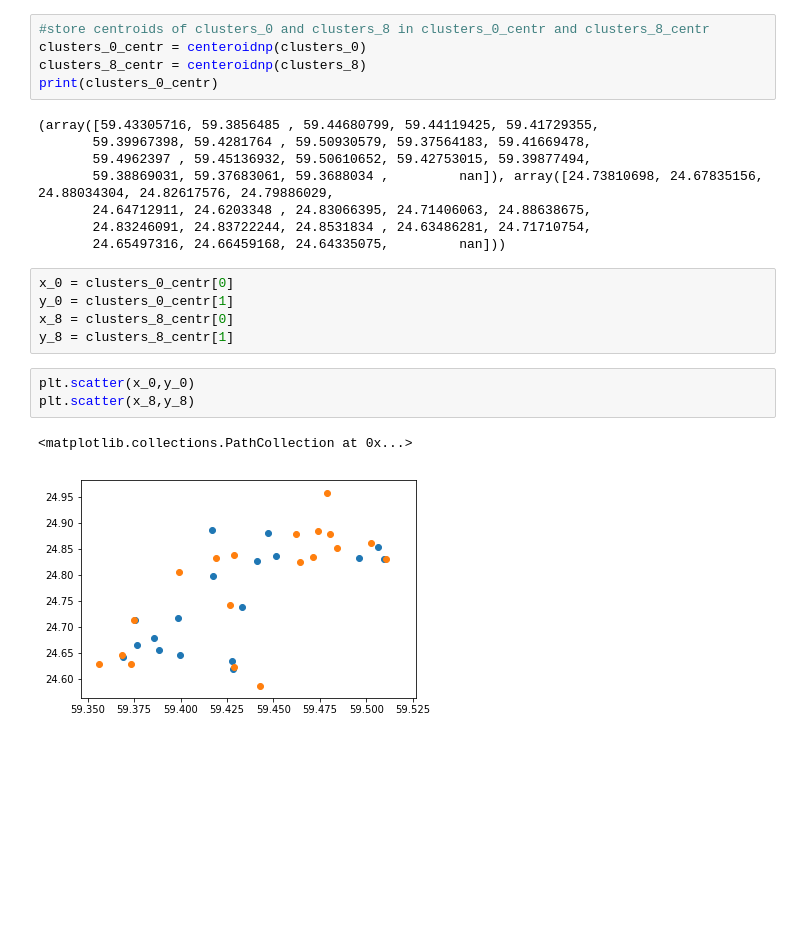
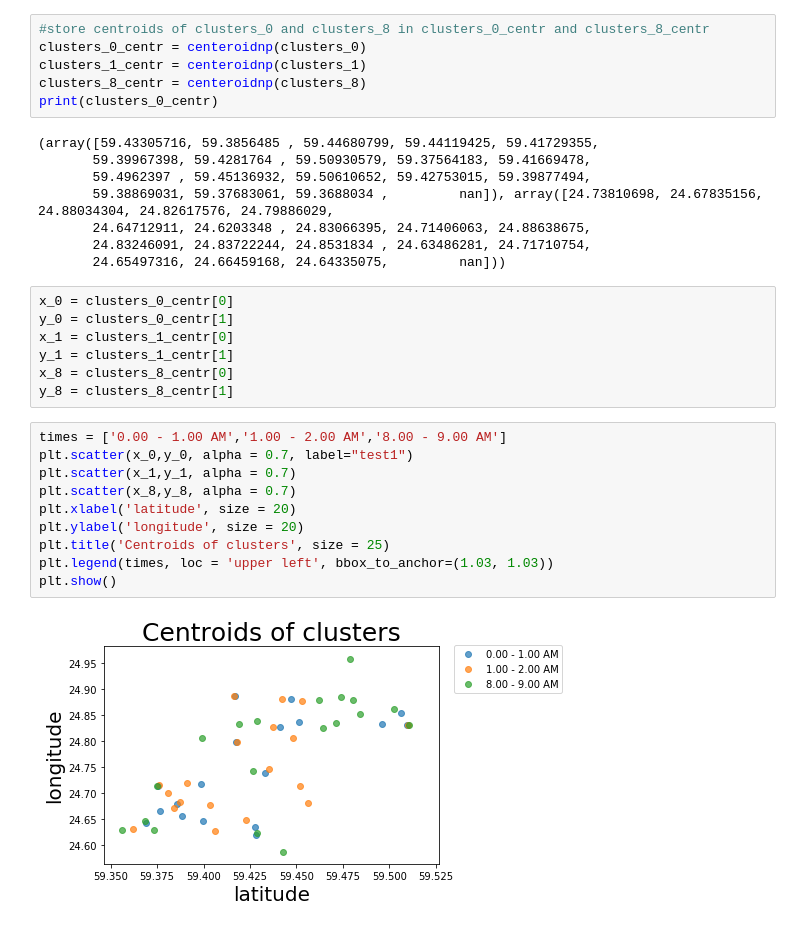
Before and after one commit to Vogelmama/taxify, a Jupyter notebook: hotspot_clustering_start.ipynb, the cells around one changed output. Saved outputs shown, nothing was run; the diff lists cells and outputs as text; blank space fills up the shorter version.

```diff
--- a/hotspot_clustering_start.ipynb
+++ b/hotspot_clustering_start.ipynb
@@ -125,6 +125,7 @@ centeroidnp = np.vectorize(centeroidnp)
 # %%
 #store centroids of clusters_0 and clusters_8 in clusters_0_centr and clusters_8_centr
 clusters_0_centr = centeroidnp(clusters_0)
+clusters_1_centr = centeroidnp(clusters_1)
 clusters_8_centr = centeroidnp(clusters_8)
 print(clusters_0_centr)
 # %% [output]
@@ -138,11 +139,19 @@ print(clusters_0_centr)
 # %%
 x_0 = clusters_0_centr[0]
 y_0 = clusters_0_centr[1]
+x_1 = clusters_1_centr[0]
+y_1 = clusters_1_centr[1]
 x_8 = clusters_8_centr[0]
 y_8 = clusters_8_centr[1]
-# %%
-plt.scatter(x_0,y_0)
-plt.scatter(x_8,y_8)
-# %% [output]
-<matplotlib.collections.PathCollection at 0x...>
-[figure, removed]
+# %%
+times = ['0.00 - 1.00 AM','1.00 - 2.00 AM','8.00 - 9.00 AM']
+plt.scatter(x_0,y_0, alpha = 0.7, label="test1")
+plt.scatter(x_1,y_1, alpha = 0.7)
+plt.scatter(x_8,y_8, alpha = 0.7)
+plt.xlabel('latitude', size = 20)
+plt.ylabel('longitude', size = 20)
+plt.title('Centroids of clusters', size = 25)
+plt.legend(times, loc = 'upper left', bbox_to_anchor=(1.03, 1.03))
+plt.show()
+# %% [output]
+[figure, added]
```
Also changed, not shown: parts of 1 cell of this notebook.
